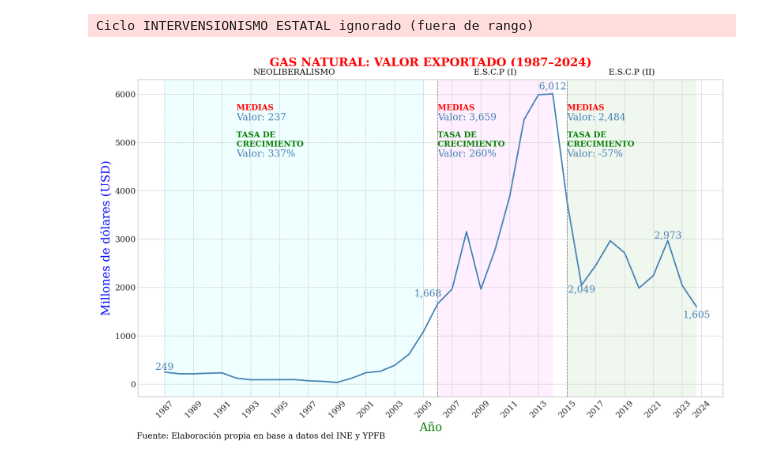
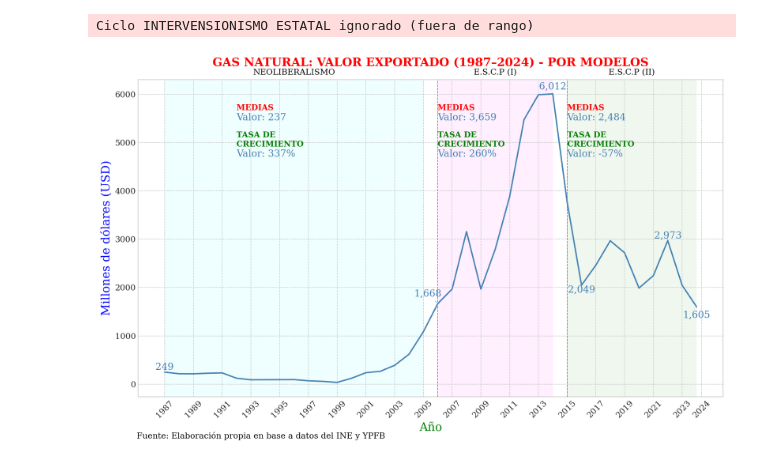
Before and after one commit to navi0369/proyectomacro, a Jupyter notebook: notebooks/tesis/serie_completa/exportaciones/gas_natural_valor_y_precio.ipynb, the cells around one changed output. Cells and saved outputs as stored; diff of their text form; code cells hidden in the pictures.

```diff
--- a/notebooks/tesis/serie_completa/exportaciones/gas_natural_valor_y_precio.ipynb
+++ b/notebooks/tesis/serie_completa/exportaciones/gas_natural_valor_y_precio.ipynb
@@ -104,7 +104,7 @@ fig, ax = init_base_plot(
     df=df,
     series=componentes,
     colors=colors,
-    title=f"GAS NATURAL: VALOR EXPORTADO ({df.index.min()}–{df.index.max()})",
+    title=f"GAS NATURAL: VALOR EXPORTADO ({df.index.min()}–{df.index.max()}) - POR MODELOS",
     xlabel="Año",
     ylabel="Millones de dólares (USD)",
     source_text="Fuente: Elaboración propia en base a datos del INE y YPFB",
@@ -115,31 +115,31 @@ add_hitos(ax, df.index, hitos_v_periodos, hitos_offset_periodos, line_kwargs={"l
 
 add_cycle_means_multi(
     ax, cycle_stats, medias_offsets,
     abbr_map, colors,
     line_spacing=ax.get_ylim()[1] * 0.03,
 )
 
 add_year_value_annotations(
     ax, df, annotate_years,
     cols_componentes, annotation_offsets, colors,
     arrow_lw=0.5, extra_years=[2014,2016,2022]
 )
 
 add_period_growth_annotations_multi(
     ax, df, periods,
     cols_componentes, tasas_offsets,
     colors, abbr_map,
 )
 add_period_backgrounds(
     ax,
     periods,
 )
 
 # ────────────────────────── 8. GUARDADO ─────────────────────────────
 plt.tight_layout()
 fig.savefig(output_dir / "gas_natural_valor_y_precio_periodos.png", dpi=300, bbox_inches="tight")
 plt.show()
 plt.close()
 # %% [output]
 Ciclo INTERVENSIONISMO ESTATAL ignorado (fuera de rango)
-[figure, old version]
+[figure, new version]
```
Also changed, not shown: 13 other files.
